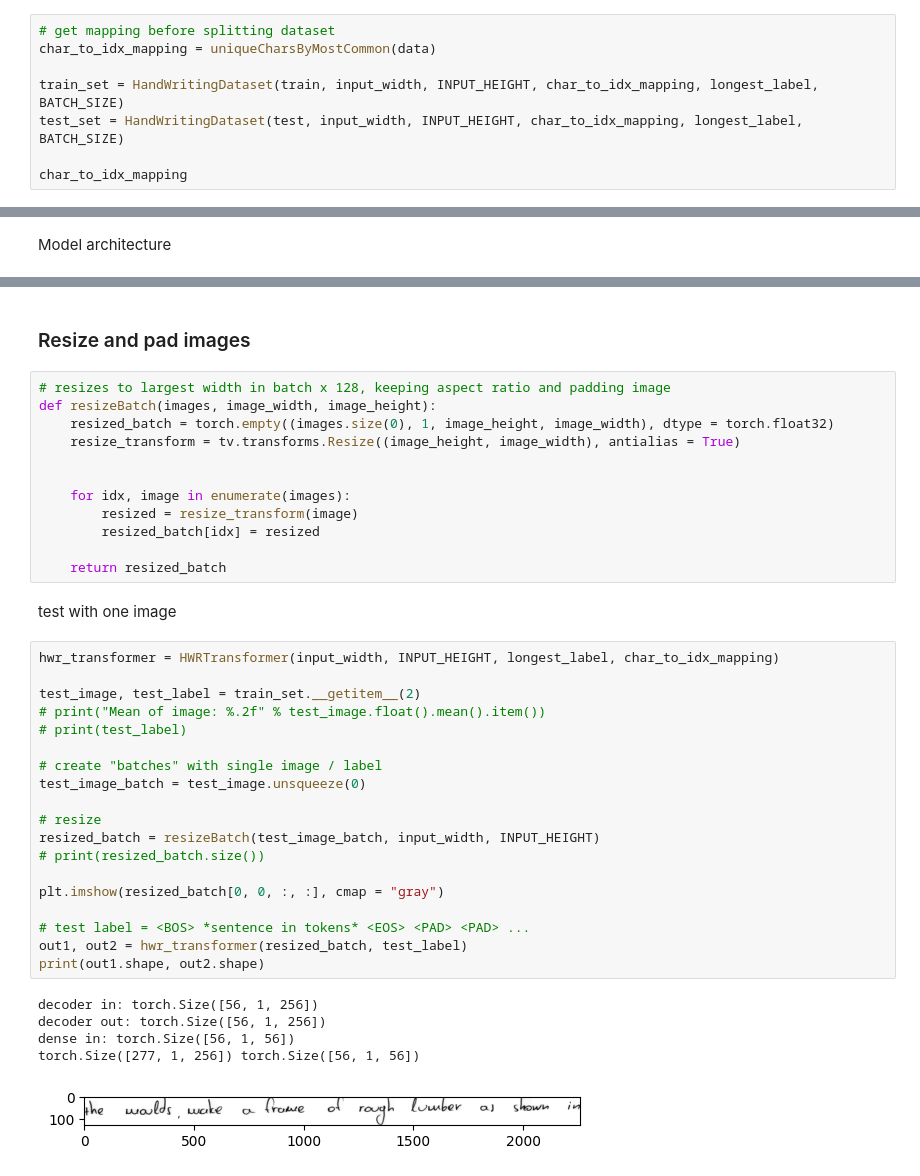
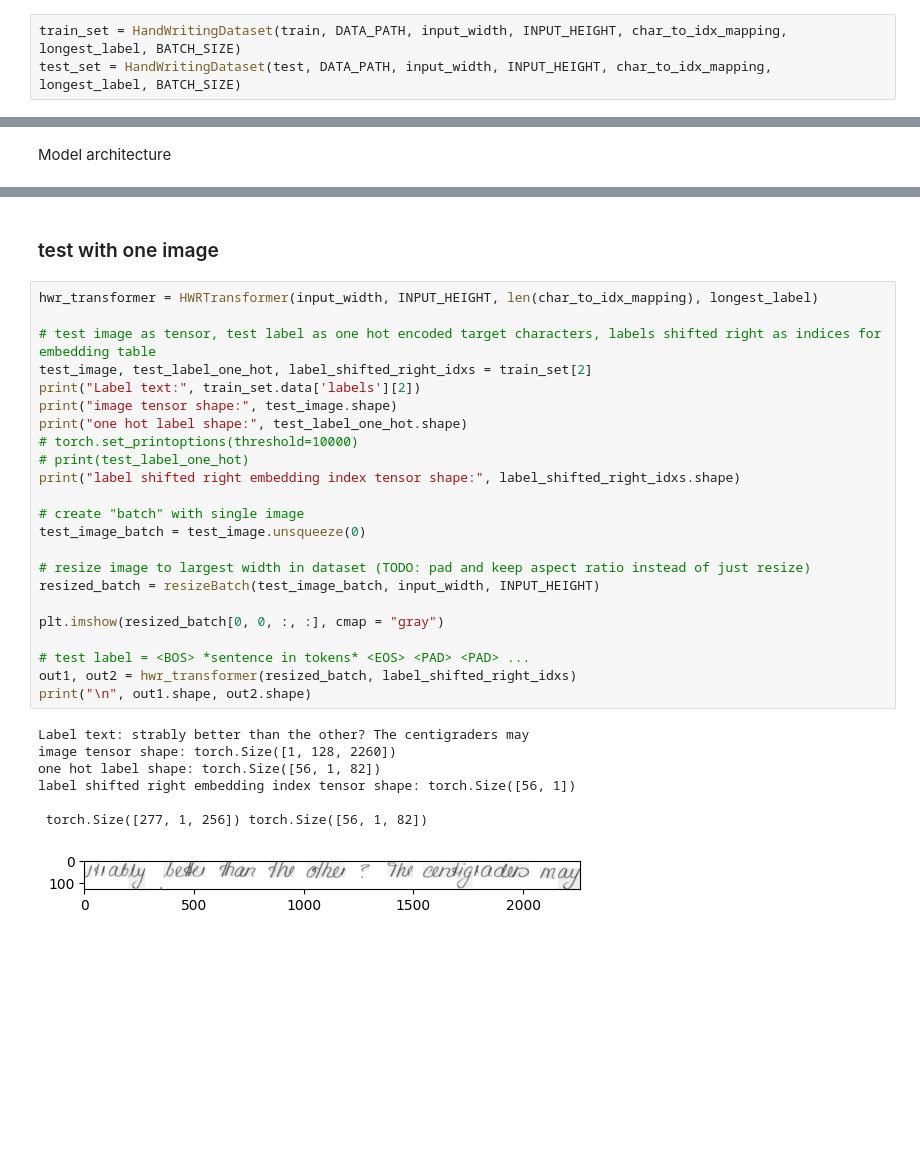
Before and after one commit to Jiayun-Zhang/HWR, a Jupyter notebook: IAM_pipelines/lightweight_transformer_pipeline.ipynb, the cells around one changed output, grey strips where cells are left out. Cells and saved outputs as stored; diff of their text form; blank space fills up the shorter version.

```diff
--- a/IAM_pipelines/lightweight_transformer_pipeline.ipynb
+++ b/IAM_pipelines/lightweight_transformer_pipeline.ipynb
@@ -185,10 +298,5 @@ class HandWritingDataset(Dataset):
         # return length of column
         return len(self.data)
 # %%
-# get mapping before splitting dataset
-char_to_idx_mapping = uniqueCharsByMostCommon(data)
-
-train_set = HandWritingDataset(train, input_width, INPUT_HEIGHT, char_to_idx_mapping, longest_label, BATCH_SIZE)
-test_set = HandWritingDataset(test, input_width, INPUT_HEIGHT, char_to_idx_mapping, longest_label, BATCH_SIZE)
-
-char_to_idx_mapping
+train_set = HandWritingDataset(train, DATA_PATH, input_width, INPUT_HEIGHT, char_to_idx_mapping, longest_label, BATCH_SIZE)
+test_set = HandWritingDataset(test, DATA_PATH, input_width, INPUT_HEIGHT, char_to_idx_mapping, longest_label, BATCH_SIZE)
@@ -403,43 +491,35 @@ class HWRTransformer(nn.Module):
 
         return interm_encoder_out, decoder_out
-# %% [markdown]
-### Resize and pad images
-# %%
-# resizes to largest width in batch x 128, keeping aspect ratio and padding image
-def resizeBatch(images, image_width, image_height):
-    resized_batch = torch.empty((images.size(0), 1, image_height, image_width), dtype = torch.float32)
-    resize_transform = tv.transforms.Resize((image_height, image_width), antialias = True)
-
-
-    for idx, image in enumerate(images):
-        resized = resize_transform(image)
-        resized_batch[idx] = resized
-
-    return resized_batch
 # %% [markdown]
-test with one image
+### test with one image
 # %%
-hwr_transformer = HWRTransformer(input_width, INPUT_HEIGHT, longest_label, char_to_idx_mapping)
+hwr_transformer = HWRTransformer(input_width, INPUT_HEIGHT, len(char_to_idx_mapping), longest_label)
 
-test_image, test_label = train_set.__getitem__(2)
-# print("Mean of image: %.2f" % test_image.float().mean().item())
-# print(test_label)
+# test image as tensor, test label as one hot encoded target characters, labels shifted right as indices for embedding table
+test_image, test_label_one_hot, label_shifted_right_idxs = train_set[2]
+print("Label text:", train_set.data['labels'][2])
+print("image tensor shape:", test_image.shape)
+print("one hot label shape:", test_label_one_hot.shape)
+# torch.set_printoptions(threshold=10000)
+# print(test_label_one_hot)
+print("label shifted right embedding index tensor shape:", label_shifted_right_idxs.shape)
 
-# create "batches" with single image / label
+# create "batch" with single image
 test_image_batch = test_image.unsqueeze(0)
 
-# resize
+# resize image to largest width in dataset (TODO: pad and keep aspect ratio instead of just resize)
 resized_batch = resizeBatch(test_image_batch, input_width, INPUT_HEIGHT)
-# print(resized_batch.size())
 
 plt.imshow(resized_batch[0, 0, :, :], cmap = "gray")
 
 # test label = <BOS> *sentence in tokens* <EOS> <PAD> <PAD> ...
-out1, out2 = hwr_transformer(resized_batch, test_label)
-print(out1.shape, out2.shape)
+out1, out2 = hwr_transformer(resized_batch, label_shifted_right_idxs)
+print("\n", out1.shape, out2.shape)
 # %% [output]
-decoder in: torch.Size([56, 1, 256])
-decoder out: torch.Size([56, 1, 256])
-dense in: torch.Size([56, 1, 56])
-torch.Size([277, 1, 256]) torch.Size([56, 1, 56])
+Label text: strably better than the other? The centigraders may
+image tensor shape: torch.Size([1, 128, 2260])
+one hot label shape: torch.Size([56, 1, 82])
+label shifted right embedding index tensor shape: torch.Size([56, 1])
+
+ torch.Size([277, 1, 256]) torch.Size([56, 1, 82])
-[figure, old version]
+[figure, new version]
```
Also changed, not shown: parts of 19 cells of this notebook.
